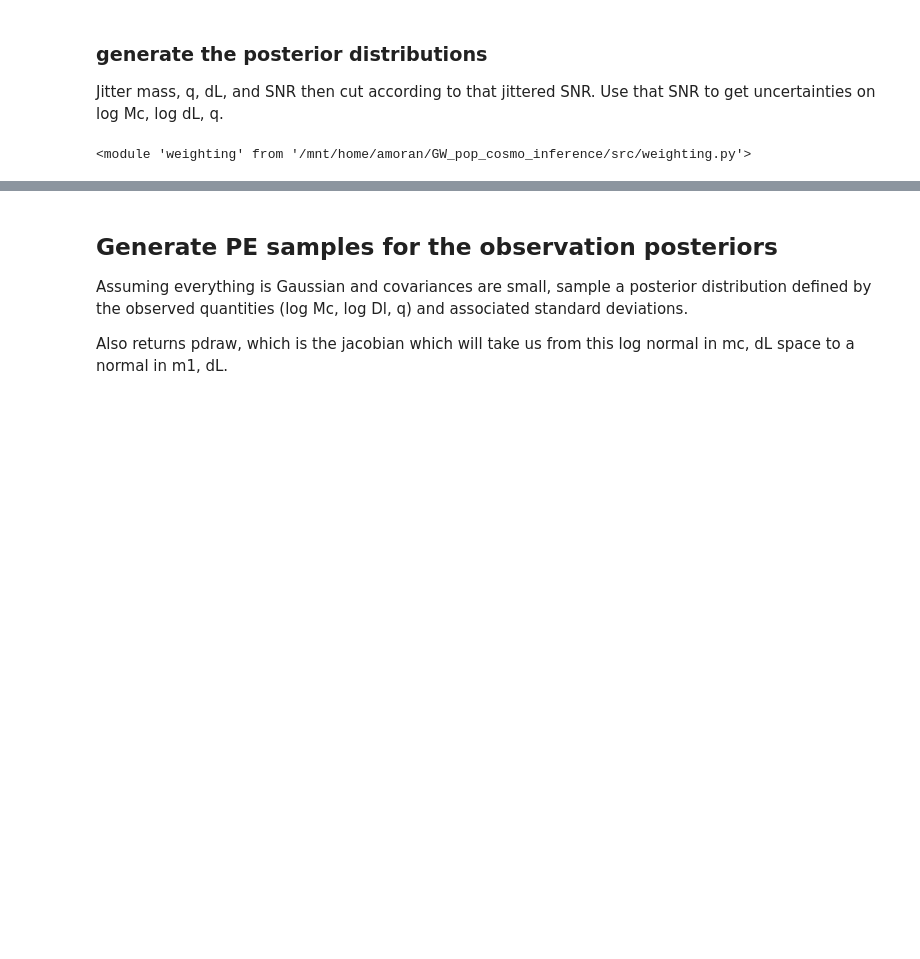
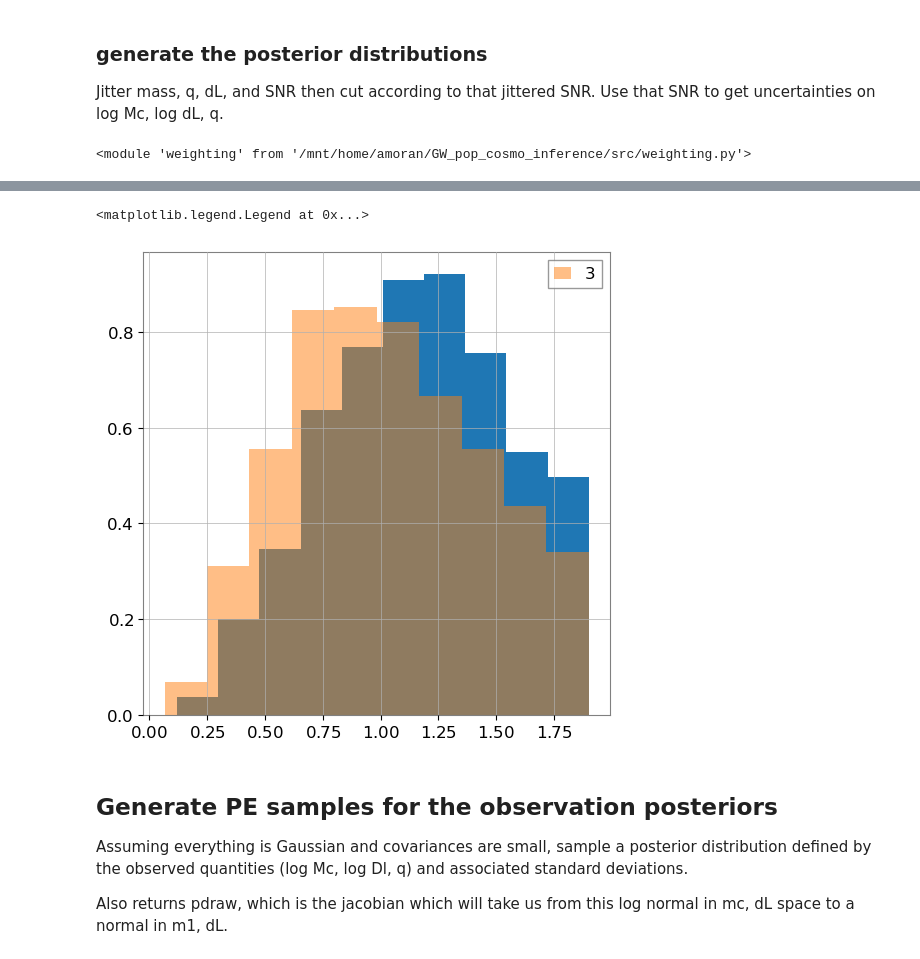
Before and after one commit to abby-moran/GW_pop_cosmo_inference, a Jupyter notebook: src/gen_mock_files.ipynb, the cells around one changed output, grey strips where cells are left out. Cells and saved outputs as stored; diff of their text form; code cells hidden in the pictures; blank space fills up the shorter version.

```diff
--- a/src/gen_mock_files.ipynb
+++ b/src/gen_mock_files.ipynb
@@ -335,3 +358,10 @@ get_mock_obs(inj, 'data/obs_con2_rlerr.h5', cosmo)
+# %%
+plt.hist(inj['z'], density=True)
+plt.hist(inj3['z'], density=True, alpha=.5, label='3')
+plt.legend()
+# %% [output]
+<matplotlib.legend.Legend at 0x...>
+[figure, added]
 # %% [markdown]
 ## Generate PE samples for the observation posteriors
 
```
Also changed, not shown: parts of 14 cells of this notebook, 4 other files.
